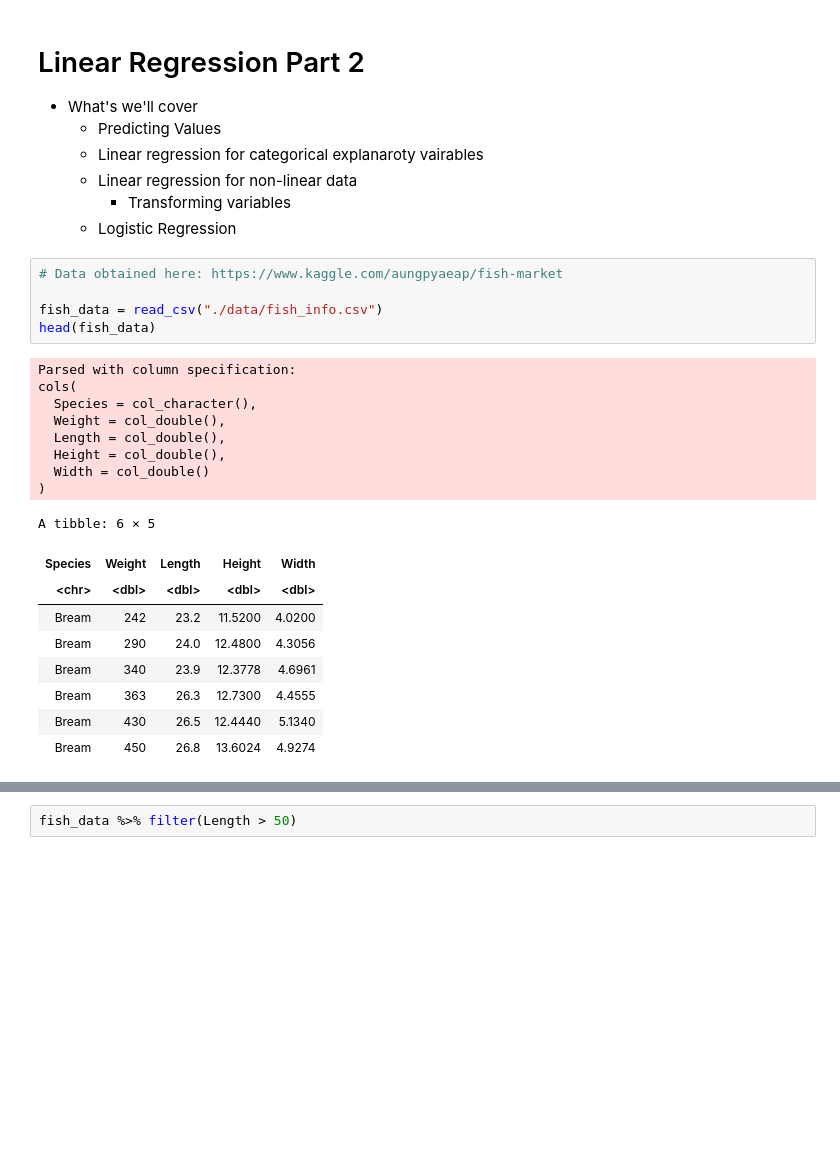
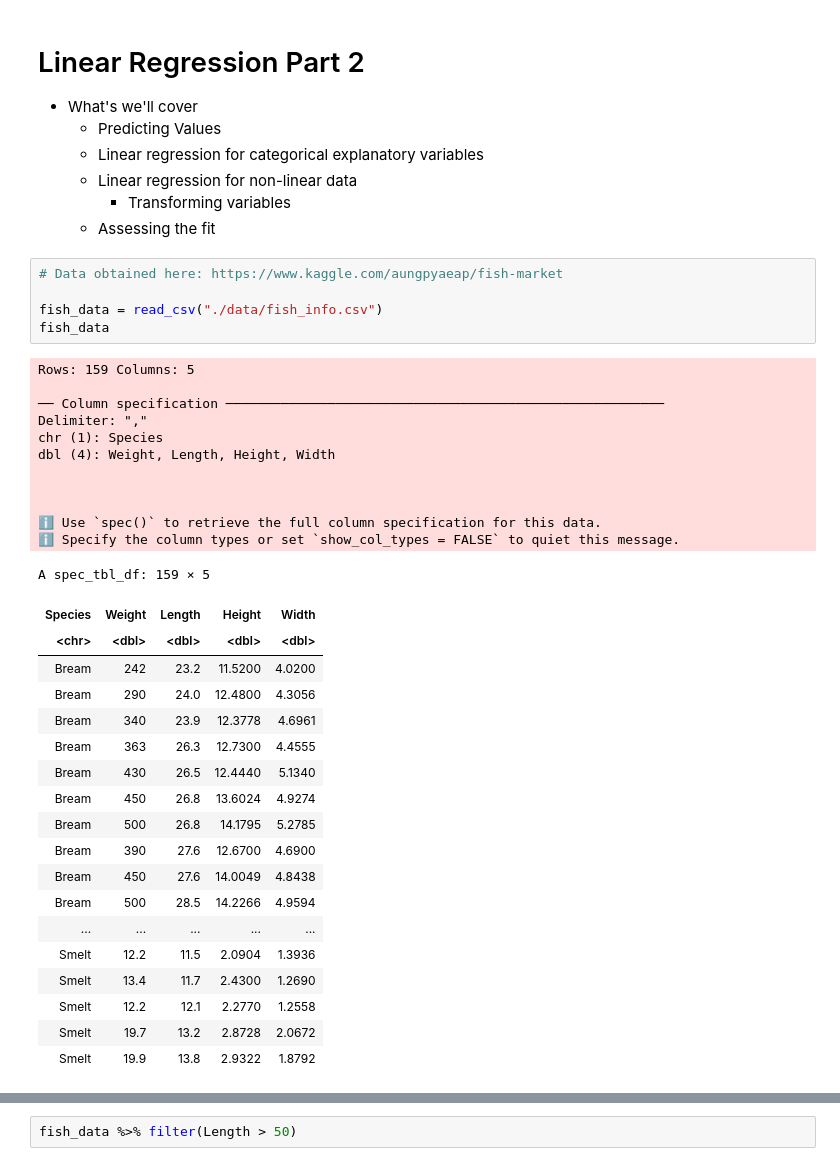
Before and after one commit to mahdi-b/MBIO612-F2021, a Jupyter notebook: week_9/Linear_Regression_Part_2.ipynb, the cells around one changed output, grey strips where cells are left out. Cells and saved outputs as stored; diff of their text form; blank space fills up the shorter version.

```diff
--- a/week_9/Linear_Regression_Part_2.ipynb
+++ b/week_9/Linear_Regression_Part_2.ipynb
@@ -16,33 +16,46 @@ library(tidyverse)
 
 * What's we'll cover
   * Predicting Values
-  * Linear regression for categorical explanaroty vairables
+  * Linear regression for categorical explanatory variables
   * Linear regression for non-linear data
     * Transforming variables
-  * Logistic Regression
+  * Assessing the fit
 # %%
 # Data obtained here: https://www.kaggle.com/aungpyaeap/fish-market
 
 fish_data = read_csv("./data/fish_info.csv")
-head(fish_data)
+fish_data
 # %% [output]
-Parsed with column specification:
-cols(
-  Species = col_character(),
-  Weight = col_double(),
-  Length = col_double(),
-  Height = col_double(),
-  Width = col_double()
-)
+Rows: 159 Columns: 5
+
+── Column specification ────────────────────────────────────────────────────────
+Delimiter: ","
+chr (1): Species
+dbl (4): Weight, Length, Height, Width
+
+
+
+ℹ Use `spec()` to retrieve the full column specification for this data.
+ℹ Specify the column types or set `show_col_types = FALSE` to quiet this message.
-A tibble: 6 × 5
+A spec_tbl_df: 159 × 5
 | Species | Weight | Length | Height | Width |
 | <chr> | <dbl> | <dbl> | <dbl> | <dbl> |
 | Bream | 242 | 23.2 | 11.5200 | 4.0200 |
 | Bream | 290 | 24.0 | 12.4800 | 4.3056 |
 | Bream | 340 | 23.9 | 12.3778 | 4.6961 |
 | Bream | 363 | 26.3 | 12.7300 | 4.4555 |
 | Bream | 430 | 26.5 | 12.4440 | 5.1340 |
 | Bream | 450 | 26.8 | 13.6024 | 4.9274 |
+| Bream | 500 | 26.8 | 14.1795 | 5.2785 |
+| Bream | 390 | 27.6 | 12.6700 | 4.6900 |
+| Bream | 450 | 27.6 | 14.0049 | 4.8438 |
+| Bream | 500 | 28.5 | 14.2266 | 4.9594 |
+| ... | ... | ... | ... | ... |
+| Smelt | 12.2 | 11.5 | 2.0904 | 1.3936 |
+| Smelt | 13.4 | 11.7 | 2.4300 | 1.2690 |
+| Smelt | 12.2 | 12.1 | 2.2770 | 1.2558 |
+| Smelt | 19.7 | 13.2 | 2.8728 | 2.0672 |
+| Smelt | 19.9 | 13.8 | 2.9322 | 1.8792 |
 # %% [markdown]
 ### Usign `dplyr`'s' `filter`
 
```
Also changed, not shown: parts of 53 cells of this notebook, 2 other files.
